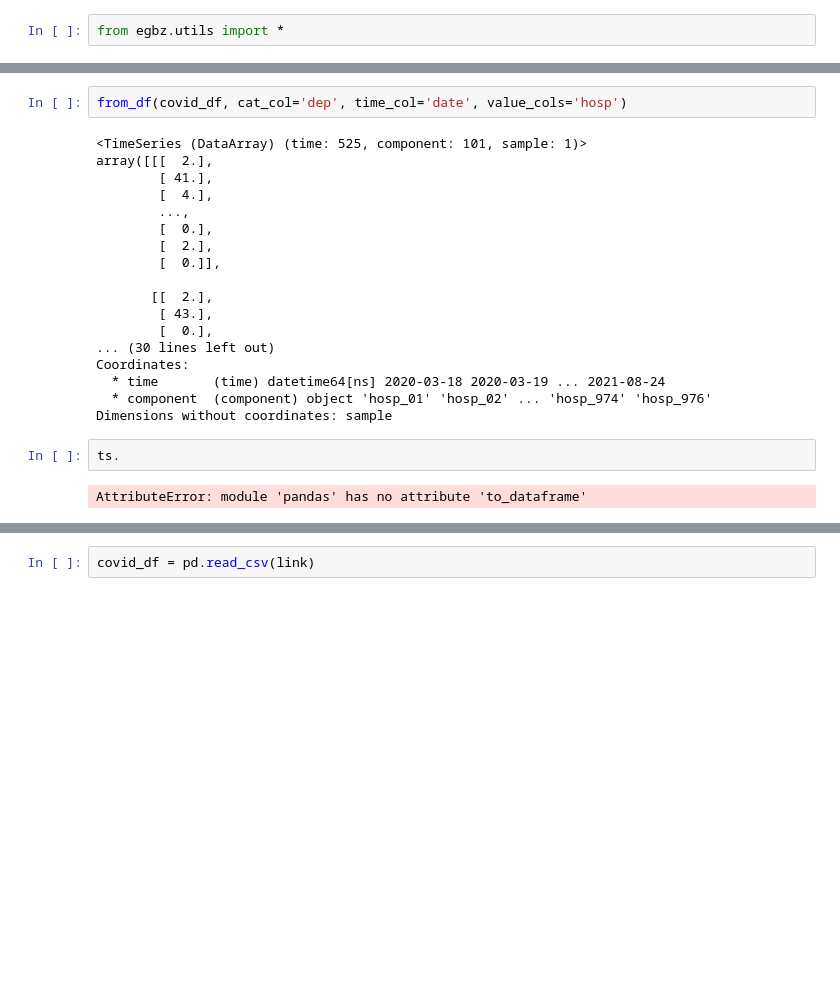
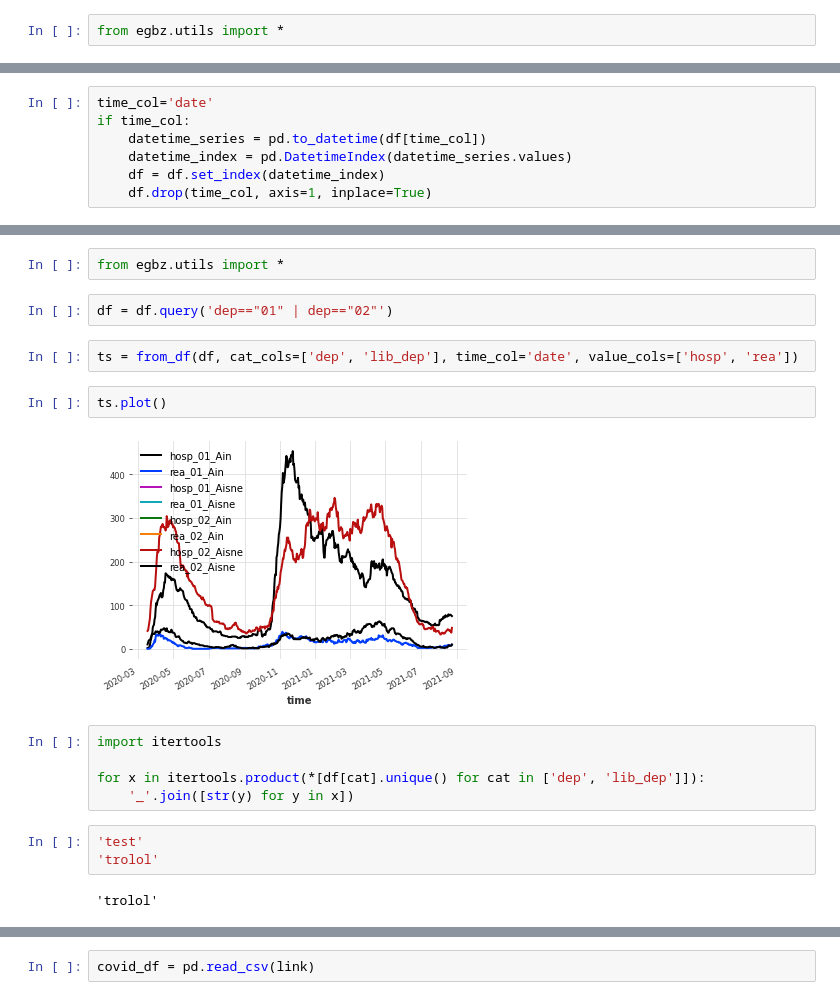
Before and after one commit to limiteinductive/elaine_and_the_gentle_boyz, a Jupyter notebook: notebooks/darts.ipynb, the cells around one changed output, grey strips where cells are left out. Drawn from its saved outputs; the diff is of its cells as text; blank space fills up the shorter version.

```diff
--- a/notebooks/darts.ipynb
+++ b/notebooks/darts.ipynb
@@ -53,0 +73,7 @@ Dimensions without coordinates: sample
+# %%
+time_col='date'
+if time_col:
+    datetime_series = pd.to_datetime(df[time_col])
+    datetime_index = pd.DatetimeIndex(datetime_series.values)
+    df = df.set_index(datetime_index)
+    df.drop(time_col, axis=1, inplace=True)
@@ -54,24 +129,20 @@ Dimensions without coordinates: sample
+# %%
+from egbz.utils import *
+# %%
+df = df.query('dep=="01" | dep=="02"')
 # %%
-from_df(covid_df, cat_col='dep', time_col='date', value_cols='hosp')
+ts = from_df(df, cat_cols=['dep', 'lib_dep'], time_col='date', value_cols=['hosp', 'rea'])
-# %% [output]
-<TimeSeries (DataArray) (time: 525, component: 101, sample: 1)>
-array([[[  2.],
-        [ 41.],
-        [  4.],
-        ...,
-        [  0.],
-        [  2.],
-        [  0.]],
-
-       [[  2.],
-        [ 43.],
-        [  0.],
-... (30 lines left out)
-Coordinates:
-  * time       (time) datetime64[ns] 2020-03-18 2020-03-19 ... 2021-08-24
-  * component  (component) object 'hosp_01' 'hosp_02' ... 'hosp_974' 'hosp_976'
-Dimensions without coordinates: sample
 # %%
-ts.
+ts.plot()
 # %% [output]
-AttributeError: module 'pandas' has no attribute 'to_dataframe'
+[figure, added]
+# %%
+import itertools
+
+for x in itertools.product(*[df[cat].unique() for cat in ['dep', 'lib_dep']]):
+    '_'.join([str(y) for y in x])
+# %%
+'test'
+'trolol'
+# %% [output]
+'trolol'
```
Also changed, not shown: parts of 10 cells of this notebook, 1 other file.
